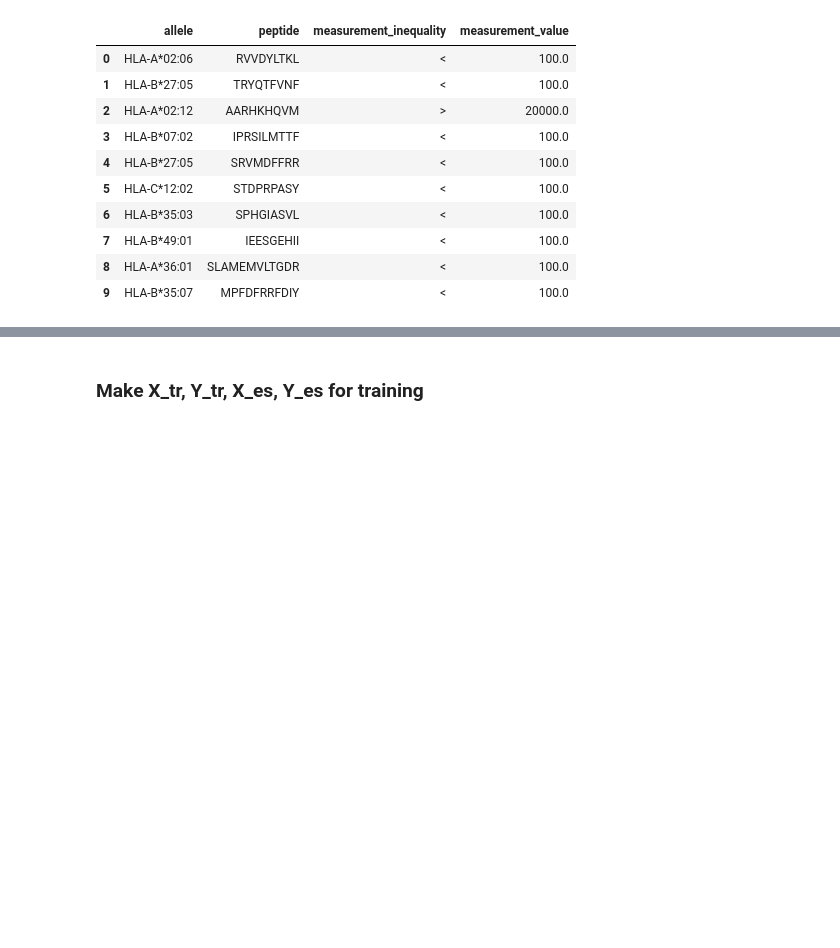
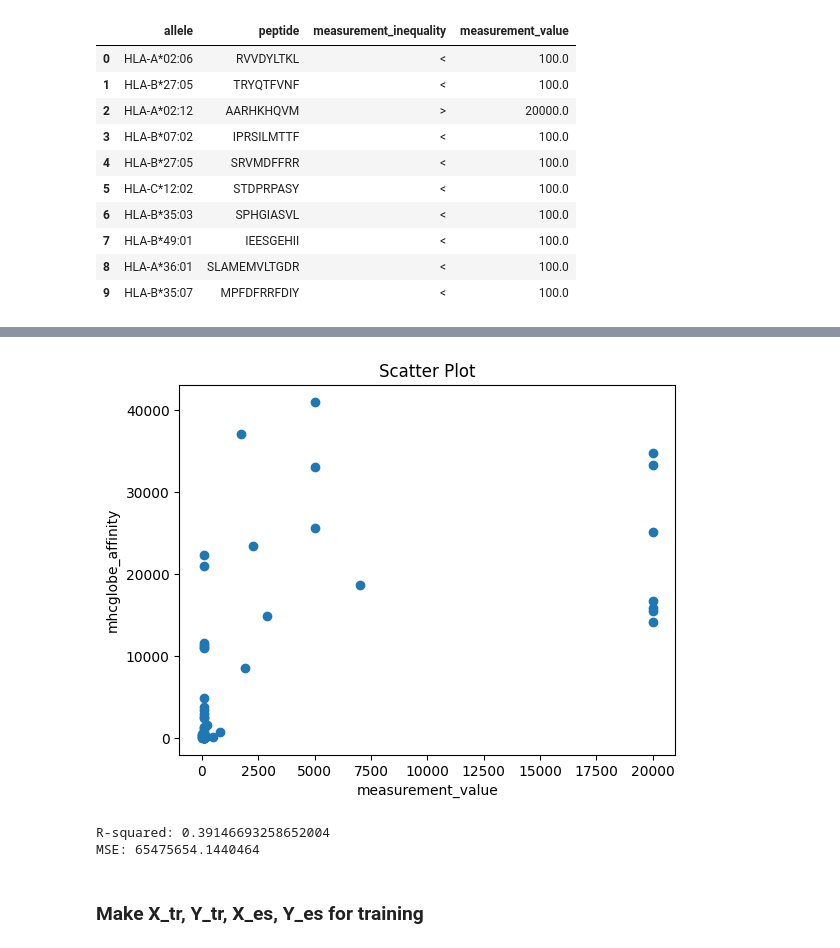
Before and after one commit to prakritipaul/mhcglobe, a Jupyter notebook: prakriti_MHCglobe_code_validation.ipynb, the cells around one changed output, grey strips where cells are left out. Saved outputs shown, nothing was run; the diff lists cells and outputs as text; code cells hidden in the pictures; blank space fills up the shorter version.

Commit message:
predicted on test set derived from random_state=428364 using full model

```diff
--- a/prakriti_MHCglobe_code_validation.ipynb
+++ b/prakriti_MHCglobe_code_validation.ipynb
@@ -175,0 +183,6 @@ human_pMHC_data_test.head(10)
+# %%
+# Load MHCGlobe class object containing the fully trained model.
+mhcglobe_model = mhcglobe.ensemble(train_type='full')
+
+# Predict peptide-MHC binding with MHCGlobe
+full_model_predictions = mhcglobe_model.predict_on_dataframe(human_pMHC_data_test)
@@ -176,3 +205,14 @@ human_pMHC_data_test.head(10)
+# %%
+make_scatter_plot(full_model_predictions, "measurement_value", "mhcglobe_affinity")
+# %% [output]
+[figure, added]
+# %%
+full_predictions_r, full_predictions_mse = get_r_squared_mse(full_model_predictions, "measurement_value", "mhcglobe_affinity")
+print("R-squared:", full_predictions_r)
+print("MSE:", full_predictions_mse)
+# %% [output]
+R-squared: 0.39146693258652004
+MSE: 65475654.1440464
 # %% [markdown]
 ### Make X_tr, Y_tr, X_es, Y_es for training
 # %%
```
Also changed, not shown: parts of 3 cells of this notebook.
